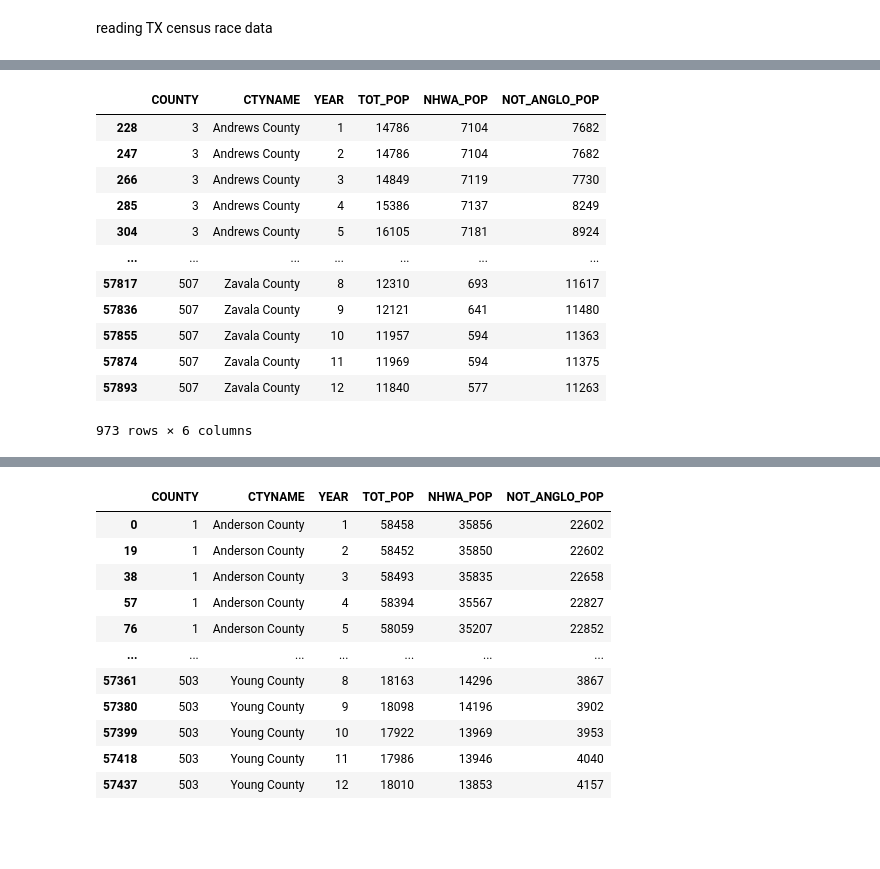
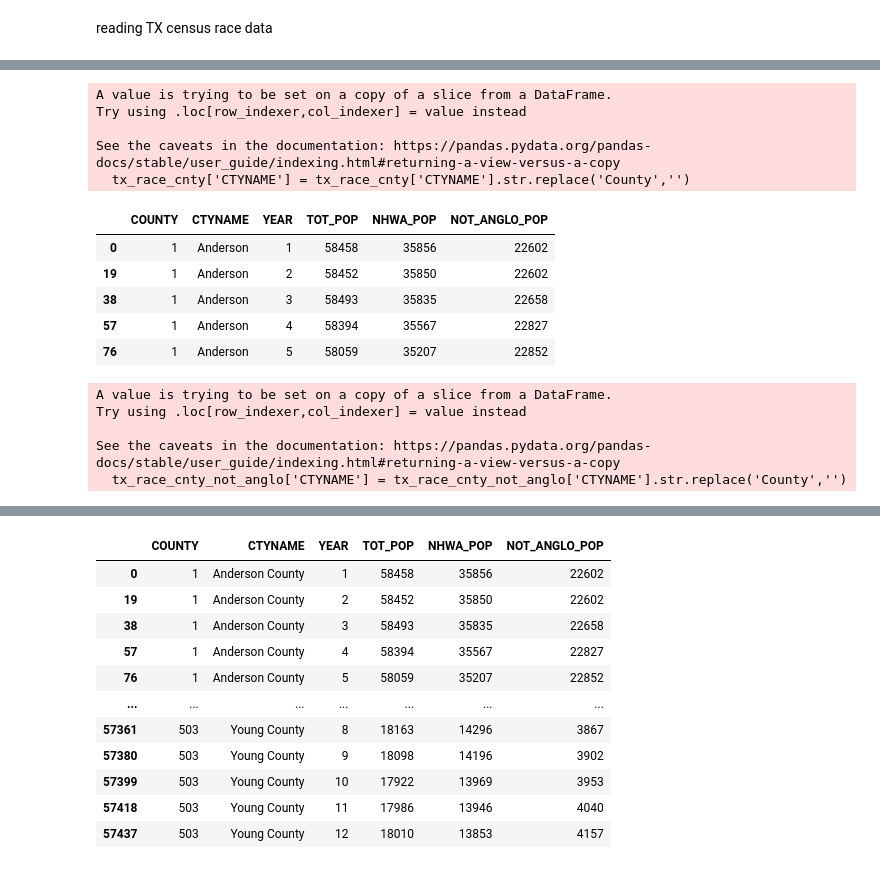
Before and after one commit to tipearso/Voting, a Jupyter notebook: Capstone/notebooks/Tim_capstone.ipynb, the cells around one changed output, grey strips where cells are left out. Cells and saved outputs as stored; diff of their text form; code cells hidden in the pictures; blank space fills up the shorter version.

```diff
--- a/Capstone/notebooks/Tim_capstone.ipynb
+++ b/Capstone/notebooks/Tim_capstone.ipynb
@@ -331,0 +348,15 @@ tx_race.head(50)
+# %%
+tx_race_cnty['CTYNAME'] = tx_race_cnty['CTYNAME'].str.replace('County','')
+tx_race_cnty.head()
+# %% [output]
+A value is trying to be set on a copy of a slice from a DataFrame.
+Try using .loc[row_indexer,col_indexer] = value instead
+
+See the caveats in the documentation: https://pandas.pydata.org/pandas-docs/stable/user_guide/indexing.html#returning-a-view-versus-a-copy
+  tx_race_cnty['CTYNAME'] = tx_race_cnty['CTYNAME'].str.replace('County','')
+|  | COUNTY | CTYNAME | YEAR | TOT_POP | NHWA_POP | NOT_ANGLO_POP |
+| 0 | 1 | Anderson | 1 | 58458 | 35856 | 22602 |
+| 19 | 1 | Anderson | 2 | 58452 | 35850 | 22602 |
+| 38 | 1 | Anderson | 3 | 58493 | 35835 | 22658 |
+| 57 | 1 | Anderson | 4 | 58394 | 35567 | 22827 |
+| 76 | 1 | Anderson | 5 | 58059 | 35207 | 22852 |
@@ -339,18 +373,10 @@ tx_race_cnty_anglo = tx_race_cnty2[['COUNTY', 'CTYNAME', 'YEAR', 'TOT_POP', 'NHW
 #(tx_race.NHWA_POP < tx_race.NOT_ANGLO_POP).sum()
 # %%
 # here is my new dataframe representing counties that are majority not Anglo
-tx_race_cnty_not_anglo
+tx_race_cnty_not_anglo['CTYNAME'] = tx_race_cnty_not_anglo['CTYNAME'].str.replace('County','')
 # %% [output]
-|  | COUNTY | CTYNAME | YEAR | TOT_POP | NHWA_POP | NOT_ANGLO_POP |
-| 228 | 3 | Andrews County | 1 | 14786 | 7104 | 7682 |
-| 247 | 3 | Andrews County | 2 | 14786 | 7104 | 7682 |
-| 266 | 3 | Andrews County | 3 | 14849 | 7119 | 7730 |
-| 285 | 3 | Andrews County | 4 | 15386 | 7137 | 8249 |
-| 304 | 3 | Andrews County | 5 | 16105 | 7181 | 8924 |
-| ... | ... | ... | ... | ... | ... | ... |
-| 57817 | 507 | Zavala County | 8 | 12310 | 693 | 11617 |
-| 57836 | 507 | Zavala County | 9 | 12121 | 641 | 11480 |
-| 57855 | 507 | Zavala County | 10 | 11957 | 594 | 11363 |
-| 57874 | 507 | Zavala County | 11 | 11969 | 594 | 11375 |
-| 57893 | 507 | Zavala County | 12 | 11840 | 577 | 11263 |
-973 rows × 6 columns
+A value is trying to be set on a copy of a slice from a DataFrame.
+Try using .loc[row_indexer,col_indexer] = value instead
+
+See the caveats in the documentation: https://pandas.pydata.org/pandas-docs/stable/user_guide/indexing.html#returning-a-view-versus-a-copy
+  tx_race_cnty_not_anglo['CTYNAME'] = tx_race_cnty_not_anglo['CTYNAME'].str.replace('County','')
```
Also changed, not shown: parts of 24 cells of this notebook.
